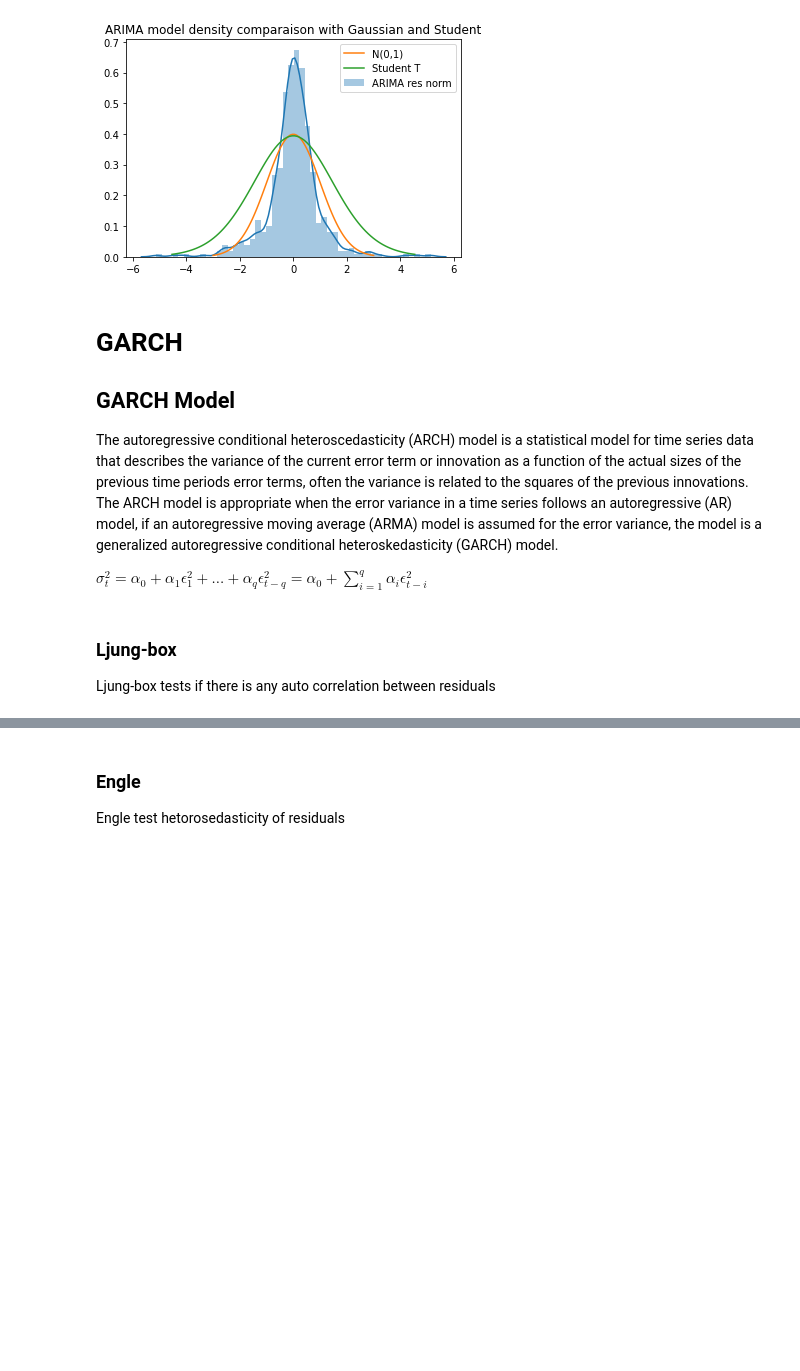
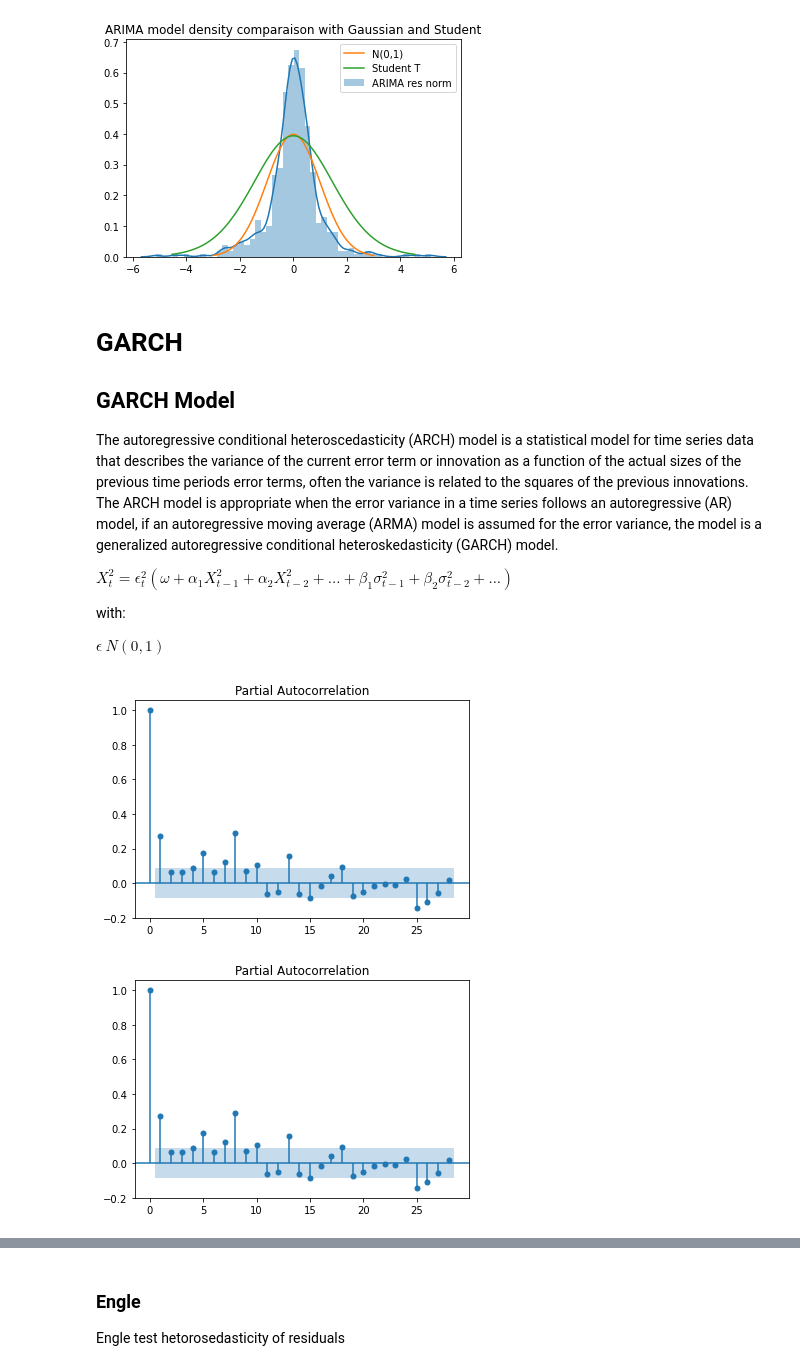
Before and after one commit to FranckNgN/Spot-prediction, a Jupyter notebook: report.ipynb, the cells around one changed output, grey strips where cells are left out. Saved outputs shown, nothing was run; the diff lists cells and outputs as text; code cells hidden in the pictures; blank space fills up the shorter version.

```diff
--- a/report.ipynb
+++ b/report.ipynb
@@ -505,8 +527,14 @@ plt.show()
 ## GARCH Model
 The autoregressive conditional heteroscedasticity (ARCH) model is a statistical model for time series data that describes the variance of the current error term or innovation as a function of the actual sizes of the previous time periods error terms, often the variance is related to the squares of the previous innovations. The ARCH model is appropriate when the error variance in a time series follows an autoregressive (AR) model, if an autoregressive moving average (ARMA) model is assumed for the error variance, the model is a generalized autoregressive conditional heteroskedasticity (GARCH) model.
 
-$\sigma^2_t = \alpha_0 + \alpha_1 \epsilon^2_1 + ... + \alpha_q \epsilon^2_{t-q} = \alpha_0 + \sum_{i=1}^q \alpha_i \epsilon_{t-i}^2$
+$X^2_t = \epsilon_t^2 (\omega+\alpha_1 X_{t-1}^2+\alpha_2 X_{t-2}^2+ ... +\beta_1 \sigma^2_{t-1}+\beta_2 \sigma^2_{t-2}+...)$
+
+with:
+
+$\epsilon ~ N(0,1)$
-# %% [markdown]
-### Ljung-box
-
-Ljung-box tests if there is any auto correlation between residuals
+# %%
+returns = xau.pct_change().dropna()**2
+plot_pacf(returns)
+# %% [output]
+[figure, added]
+[figure, added]
```
Also changed, not shown: parts of 10 cells of this notebook.
